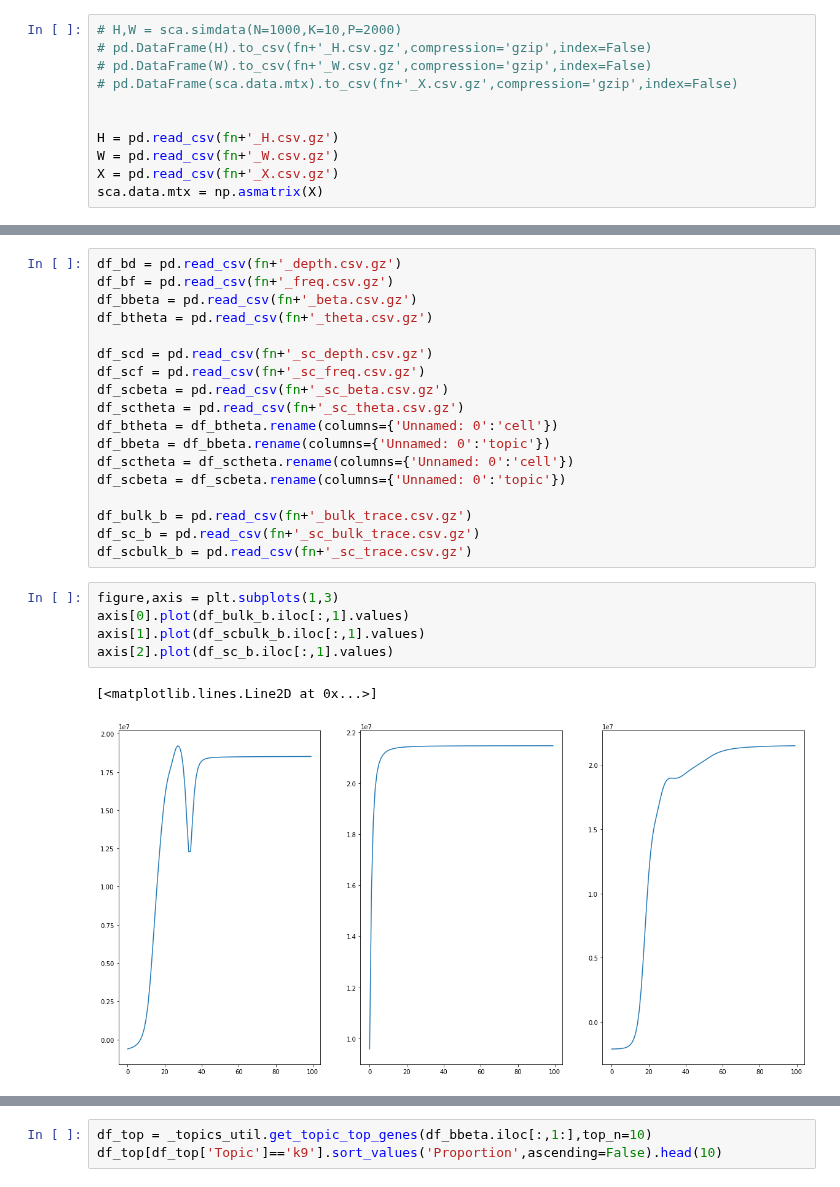
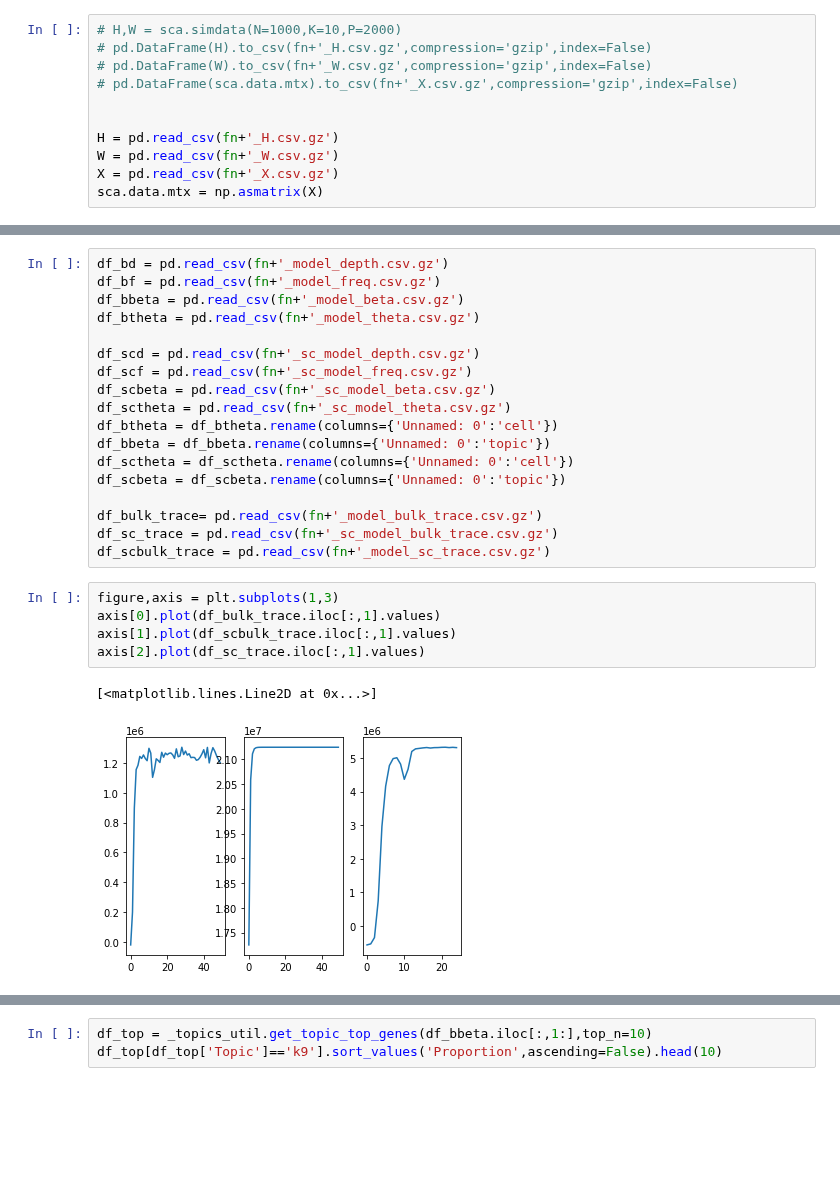
Before and after one commit to causalpathlab/asapp, a Jupyter notebook: asapp/Fig_1a_sim_data.ipynb, the cells around one changed output, grey strips where cells are left out. Cells and saved outputs as stored; diff of their text form; blank space fills up the shorter version.

```diff
--- a/asapp/Fig_1a_sim_data.ipynb
+++ b/asapp/Fig_1a_sim_data.ipynb
@@ -103,29 +47,29 @@ updating full model....99
 # %%
-df_bd = pd.read_csv(fn+'_depth.csv.gz')
-df_bf = pd.read_csv(fn+'_freq.csv.gz')
-df_bbeta = pd.read_csv(fn+'_beta.csv.gz')
-df_btheta = pd.read_csv(fn+'_theta.csv.gz')
+df_bd = pd.read_csv(fn+'_model_depth.csv.gz')
+df_bf = pd.read_csv(fn+'_model_freq.csv.gz')
+df_bbeta = pd.read_csv(fn+'_model_beta.csv.gz')
+df_btheta = pd.read_csv(fn+'_model_theta.csv.gz')
 
-df_scd = pd.read_csv(fn+'_sc_depth.csv.gz')
-df_scf = pd.read_csv(fn+'_sc_freq.csv.gz')
-df_scbeta = pd.read_csv(fn+'_sc_beta.csv.gz')
-df_sctheta = pd.read_csv(fn+'_sc_theta.csv.gz')
+df_scd = pd.read_csv(fn+'_sc_model_depth.csv.gz')
+df_scf = pd.read_csv(fn+'_sc_model_freq.csv.gz')
+df_scbeta = pd.read_csv(fn+'_sc_model_beta.csv.gz')
+df_sctheta = pd.read_csv(fn+'_sc_model_theta.csv.gz')
 df_btheta = df_btheta.rename(columns={'Unnamed: 0':'cell'})
 df_bbeta = df_bbeta.rename(columns={'Unnamed: 0':'topic'})
 df_sctheta = df_sctheta.rename(columns={'Unnamed: 0':'cell'})
 df_scbeta = df_scbeta.rename(columns={'Unnamed: 0':'topic'})
 
-df_bulk_b = pd.read_csv(fn+'_bulk_trace.csv.gz')
-df_sc_b = pd.read_csv(fn+'_sc_bulk_trace.csv.gz')
-df_scbulk_b = pd.read_csv(fn+'_sc_trace.csv.gz')
+df_bulk_trace= pd.read_csv(fn+'_model_bulk_trace.csv.gz')
+df_sc_trace = pd.read_csv(fn+'_sc_model_bulk_trace.csv.gz')
+df_scbulk_trace = pd.read_csv(fn+'_model_sc_trace.csv.gz')
 # %%
 figure,axis = plt.subplots(1,3)
-axis[0].plot(df_bulk_b.iloc[:,1].values)
-axis[1].plot(df_scbulk_b.iloc[:,1].values)
-axis[2].plot(df_sc_b.iloc[:,1].values)
+axis[0].plot(df_bulk_trace.iloc[:,1].values)
+axis[1].plot(df_scbulk_trace.iloc[:,1].values)
+axis[2].plot(df_sc_trace.iloc[:,1].values)
 # %% [output]
 [<matplotlib.lines.Line2D at 0x...>]
-[figure, old version]
+[figure, new version]
 # %%
 import umap
 
```
Also changed, not shown: parts of 10 cells of this notebook, 15 other files.
